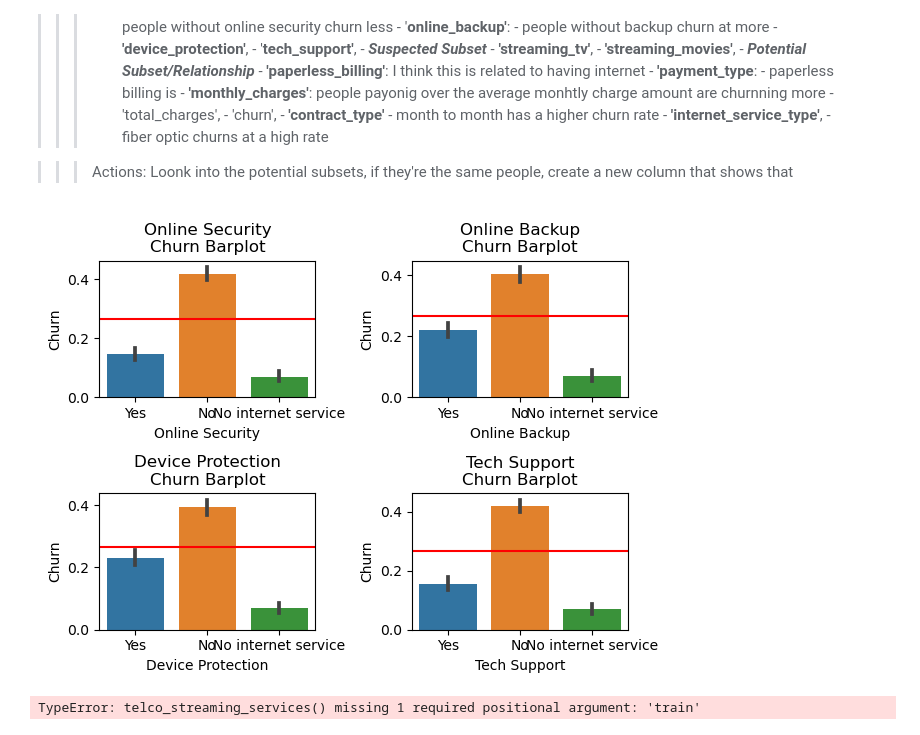
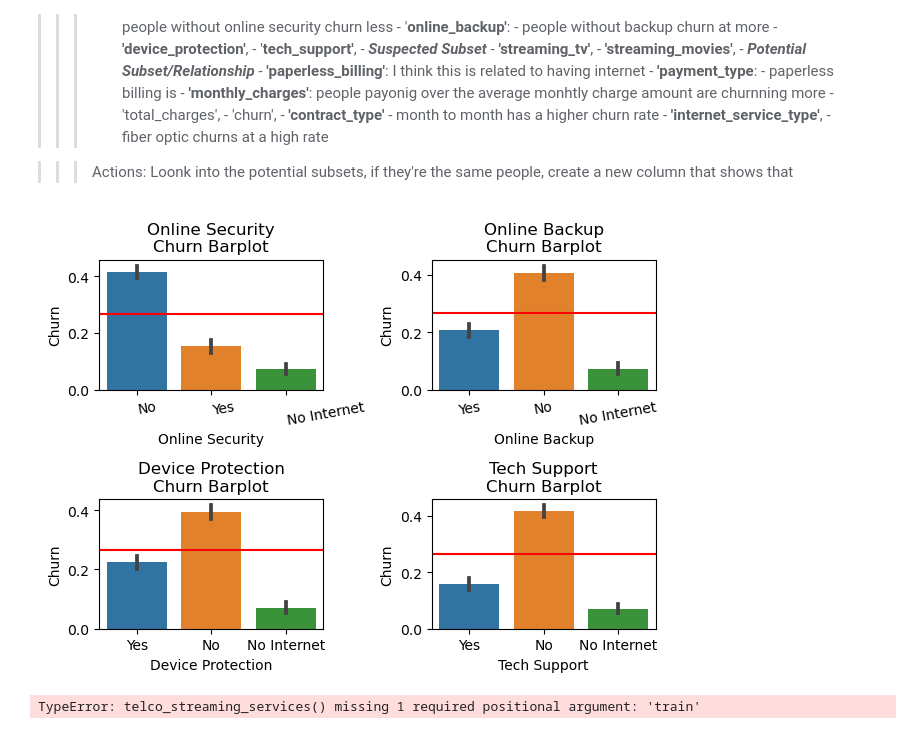
Before and after one commit to aaron-mv-moore/classification-telco-project, a Jupyter notebook: Plan.ipynb, the cells around one changed output. Cells and saved outputs as stored; diff of their text form; code cells hidden in the pictures.

```diff
--- a/Plan.ipynb
+++ b/Plan.ipynb
@@ -462,3 +462,5 @@ def prep_telco(df, base_explore=True):
 df = clean_telco(get_telco_data())
 # %%
 train, validate, test = prep_telco(clean_telco(get_telco_data()))
+# %%
+train.replace('No internet service', 'No Internet', inplace=True)
@@ -741,6 +757,8 @@ for col in cat_col:
 [figure]
 [figure]
 ... (5 outputs left out)
+# %%
+train, validate, test = prep_telco(clean_telco(get_telco_data()), base_explore=True)
 # %%
 
 def telco_core_services():
@@ -818,7 +837,7 @@ def telco_internet_service_supports(train):
         3. Subployts have horizontal line representing overall churn rate
     Modules: string, seaborn as sns, matplotlib.pyplot as plt, pandas as pd
     '''
-
+    train.replace('No internet service', 'No Internet', inplace=True)
     # intiialize target variable as churn
     target = 'churn'
 
@@ -840,6 +859,7 @@ def telco_internet_service_supports(train):
                     # setting y axis to the target
                     y=target)
 
+    plt.xticks(rotation=10, ha='left')
     # setting the overall average churn rate as a horizontal line in the graphs
     plt.axhline(train[target].mean(), c='r')
 
@@ -871,6 +891,7 @@ def telco_internet_service_supports(train):
 
                     # setting y axis to the target
                     y=target)
+    plt.xticks(rotation=10, ha='center')
 
     # setting the overall average churn rate as a horizontal line in the graphs
     plt.axhline(train[target].mean(), c='r')
@@ -961,9 +982,10 @@ def telco_internet_service_supports(train):
     # exit function
     return
 # %%
-telco_internet_service_supports()
+import string
+telco_internet_service_supports(train)
 # %% [output]
-[figure, old version]
+[figure, new version]
 # %%
 def telco_streaming_services(train):
     '''
```
Also changed, not shown: parts of 4 cells of this notebook, 3 other files.
